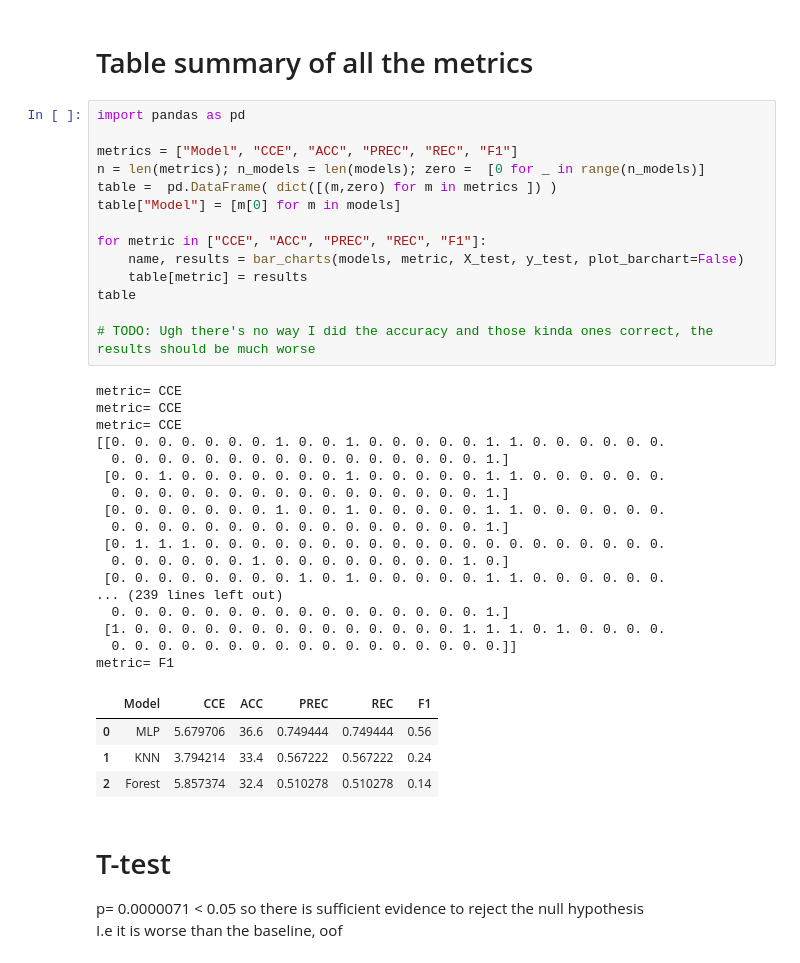
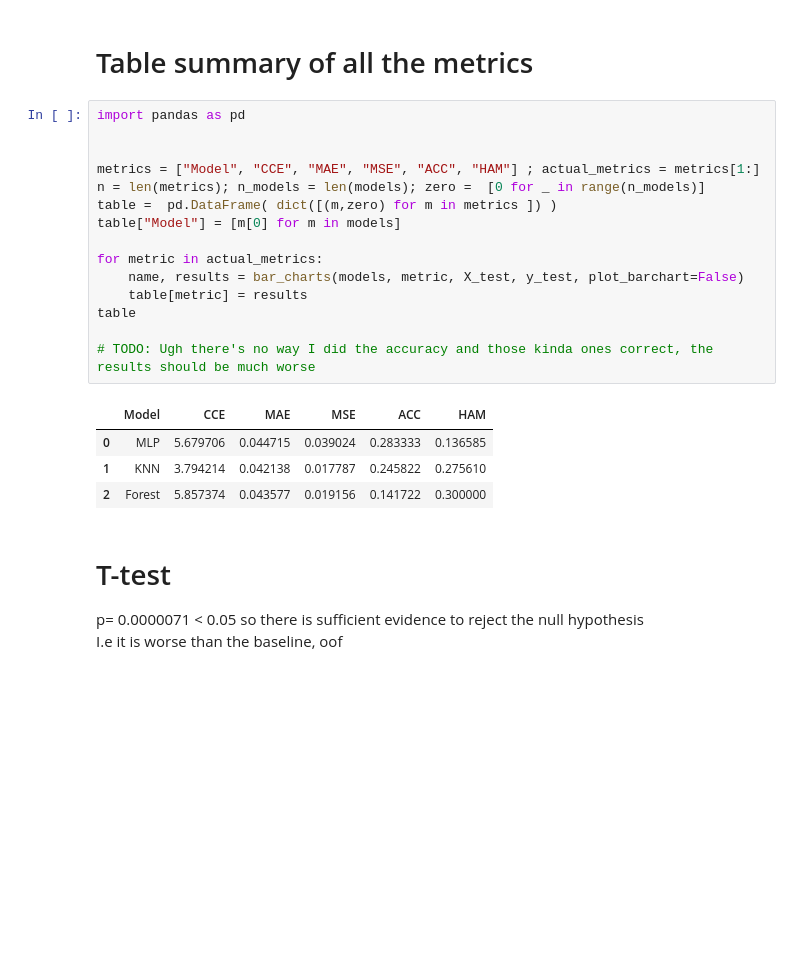
Before and after one commit to Samuel-Horner/Group-20-Software-Engineering-Project, a Jupyter notebook: backend/recommendation/tests.ipynb, the cells around one changed output. Saved outputs shown, nothing was run; the diff lists cells and outputs as text; blank space fills up the shorter version.

```diff
--- a/backend/recommendation/tests.ipynb
+++ b/backend/recommendation/tests.ipynb
@@ -288,39 +309,23 @@ scores= [35.25 35.   35.   36.25 37.25]
 # %%
 import pandas as pd
 
-metrics = ["Model", "CCE", "ACC", "PREC", "REC", "F1"]
+
+metrics = ["Model", "CCE", "MAE", "MSE", "ACC", "HAM"] ; actual_metrics = metrics[1:]
 n = len(metrics); n_models = len(models); zero =  [0 for _ in range(n_models)]
 table =  pd.DataFrame( dict([(m,zero) for m in metrics ]) )
 table["Model"] = [m[0] for m in models]
 
-for metric in ["CCE", "ACC", "PREC", "REC", "F1"]:
+for metric in actual_metrics:
     name, results = bar_charts(models, metric, X_test, y_test, plot_barchart=False)
     table[metric] = results
 table
 
 # TODO: Ugh there's no way I did the accuracy and those kinda ones correct, the results should be much worse
 # %% [output]
-metric= CCE
-metric= CCE
-metric= CCE
-[[0. 0. 0. 0. 0. 0. 0. 1. 0. 0. 1. 0. 0. 0. 0. 0. 1. 1. 0. 0. 0. 0. 0. 0.
-  0. 0. 0. 0. 0. 0. 0. 0. 0. 0. 0. 0. 0. 0. 0. 0. 1.]
- [0. 0. 1. 0. 0. 0. 0. 0. 0. 0. 1. 0. 0. 0. 0. 0. 1. 1. 0. 0. 0. 0. 0. 0.
-  0. 0. 0. 0. 0. 0. 0. 0. 0. 0. 0. 0. 0. 0. 0. 0. 1.]
- [0. 0. 0. 0. 0. 0. 0. 1. 0. 0. 1. 0. 0. 0. 0. 0. 1. 1. 0. 0. 0. 0. 0. 0.
-  0. 0. 0. 0. 0. 0. 0. 0. 0. 0. 0. 0. 0. 0. 0. 0. 1.]
- [0. 1. 1. 1. 0. 0. 0. 0. 0. 0. 0. 0. 0. 0. 0. 0. 0. 0. 0. 0. 0. 0. 0. 0.
-  0. 0. 0. 0. 0. 0. 1. 0. 0. 0. 0. 0. 0. 0. 0. 1. 0.]
- [0. 0. 0. 0. 0. 0. 0. 0. 1. 0. 1. 0. 0. 0. 0. 0. 1. 1. 0. 0. 0. 0. 0. 0.
-... (239 lines left out)
-  0. 0. 0. 0. 0. 0. 0. 0. 0. 0. 0. 0. 0. 0. 0. 0. 1.]
- [1. 0. 0. 0. 0. 0. 0. 0. 0. 0. 0. 0. 0. 0. 0. 1. 1. 1. 0. 1. 0. 0. 0. 0.
-  0. 0. 0. 0. 0. 0. 0. 0. 0. 0. 0. 0. 0. 0. 0. 0. 0.]]
-metric= F1
-|  | Model | CCE | ACC | PREC | REC | F1 |
-| 0 | MLP | 5.679706 | 36.6 | 0.749444 | 0.749444 | 0.56 |
-| 1 | KNN | 3.794214 | 33.4 | 0.567222 | 0.567222 | 0.24 |
-| 2 | Forest | 5.857374 | 32.4 | 0.510278 | 0.510278 | 0.14 |
+|  | Model | CCE | MAE | MSE | ACC | HAM |
+| 0 | MLP | 5.679706 | 0.044715 | 0.039024 | 0.283333 | 0.136585 |
+| 1 | KNN | 3.794214 | 0.042138 | 0.017787 | 0.245822 | 0.275610 |
+| 2 | Forest | 5.857374 | 0.043577 | 0.019156 | 0.141722 | 0.300000 |
 # %% [markdown]
 # T-test
 p= 0.0000071 < 0.05 so there is sufficient evidence to reject the null hypothesis\
```
Also changed, not shown: parts of 6 cells of this notebook.
